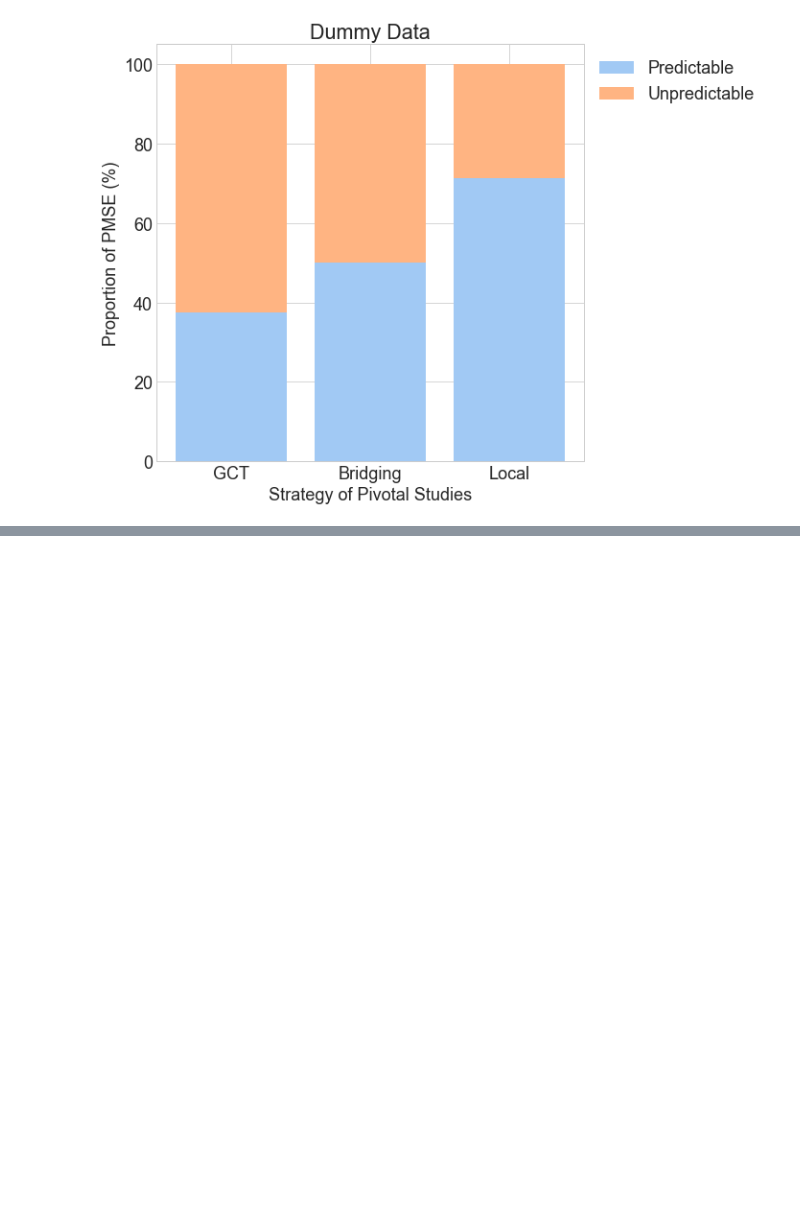
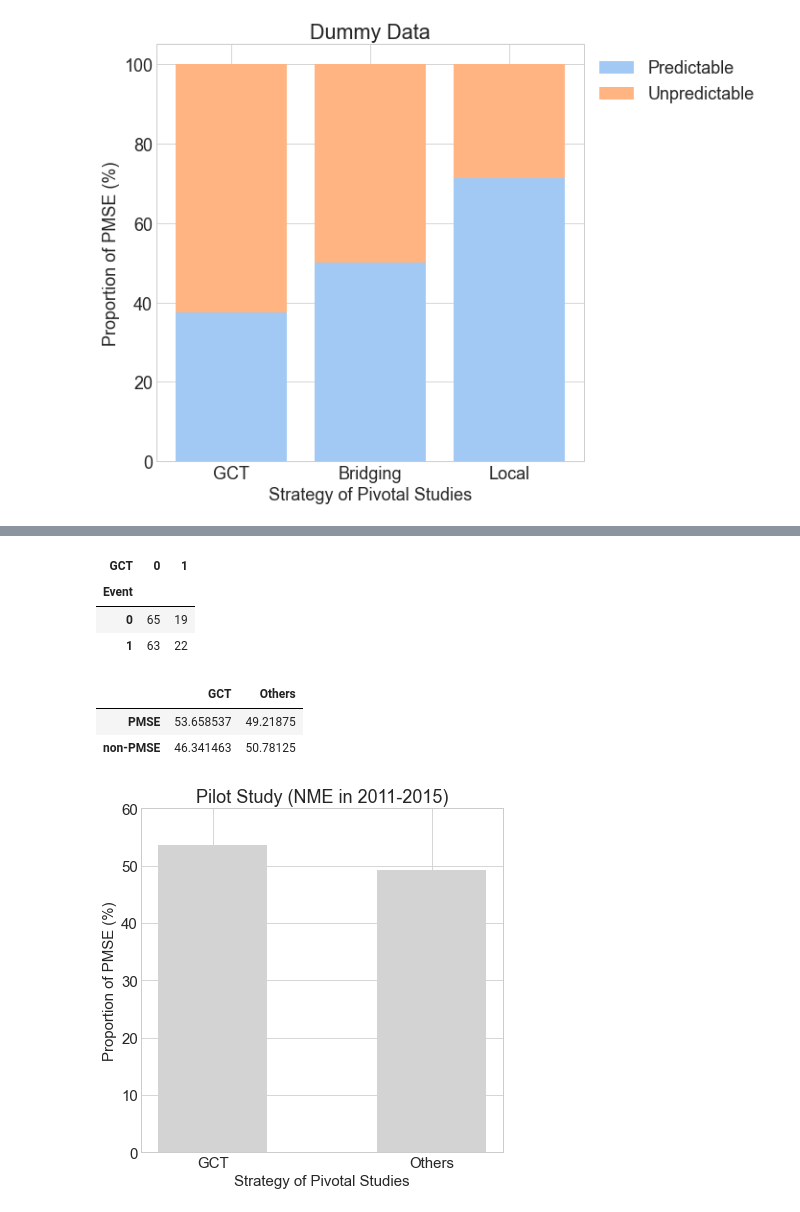
Before and after one commit to Chocolat0517K/Pharmaceutical_Data_Analysis, a Jupyter notebook: results_images.ipynb, the cells around one changed output, grey strips where cells are left out. Saved outputs shown, nothing was run; the diff lists cells and outputs as text; code cells hidden in the pictures; blank space fills up the shorter version.

```diff
--- a/results_images.ipynb
+++ b/results_images.ipynb
@@ -85,0 +101,39 @@ plt.show();
+# %%
+# create a crosstab of GCT and PMSE
+ct = pd.crosstab(ps.Event, ps.GCT)
+ct
+# %% [output]
+| GCT | 0 | 1 |
+| Event |  |  |
+| 0 | 65 | 19 |
+| 1 | 63 | 22 |
+# %%
+# create bar_data
+ct_bar = pd.DataFrame([[100 * 22/41, 100 * 63/128],
+                       [100 * 19/41, 100 * 65/128]],
+                      columns = ['GCT', 'Others'],
+                      index = ['PMSE', 'non-PMSE'])
+
+ct_bar.head()
+# %% [output]
+|  | GCT | Others |
+| PMSE | 53.658537 | 49.21875 |
+| non-PMSE | 46.341463 | 50.78125 |
+# %%
+#
+plt.figure(figsize = (6, 6))
+plt.rcParams["font.size"] = 15
+
+_ = plt.bar(ct_bar[:1].columns,
+            ct_bar[:1].sum(),
+            width = 0.5,
+            color = 'lightgray')
+_ = plt.xlabel('Strategy of Pivotal Studies')
+_ = plt.ylabel('Proportion of PMSE (%)')
+_ = plt.yticks([0, 10, 20, 30, 40, 50, 60])
+_ = plt.title('Pilot Study (NME in 2011-2015)')
+
+plt.tight_layout()
+plt.show();
+# %% [output]
+[figure, added]
```
Also changed, not shown: parts of 4 cells of this notebook, 1 other file.
